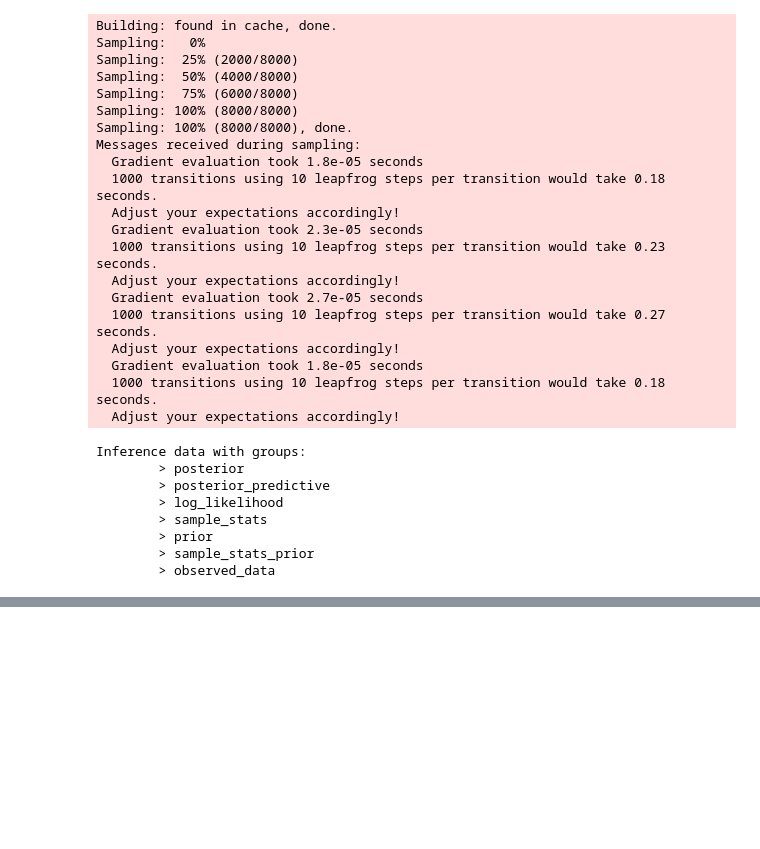
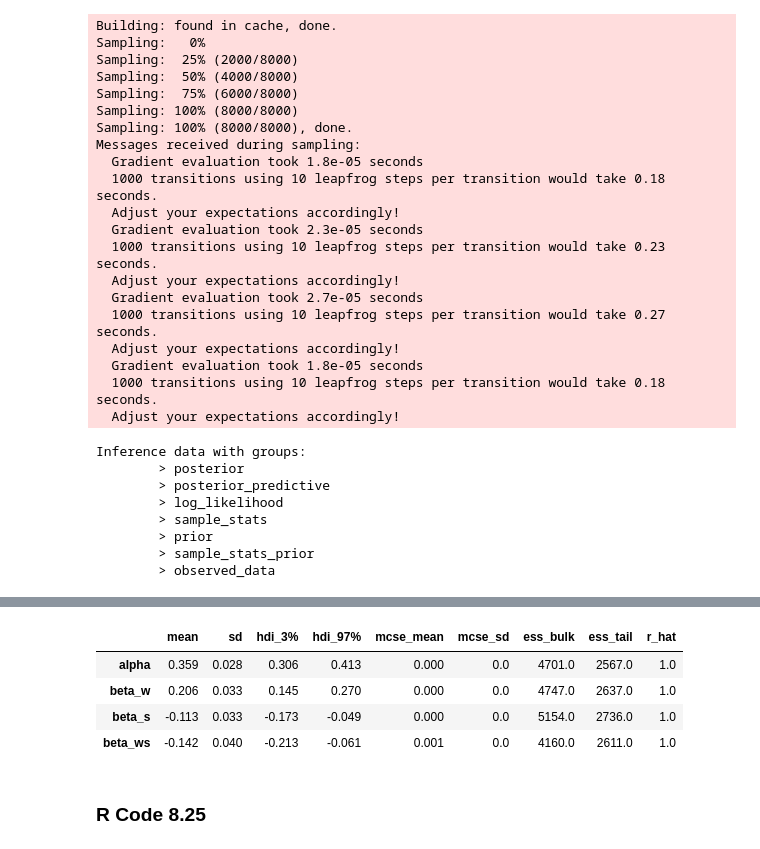
Before and after one commit to rodolphomacedo/statistical_rethinking_pt_BR, a Jupyter notebook: parte_8.ipynb, the cells around one changed output, grey strips where cells are left out. Saved outputs shown, nothing was run; the diff lists cells and outputs as text; code cells hidden in the pictures; blank space fills up the shorter version.

```diff
--- a/parte_8.ipynb
+++ b/parte_8.ipynb
@@ -966,0 +1073,10 @@ Inference data with groups:
+# %%
+az.summary(stan_blooms_interaction, var_names=['alpha', 'beta_w', 'beta_s', 'beta_ws'])
+# %% [output]
+|  | mean | sd | hdi_3% | hdi_97% | mcse_mean | mcse_sd | ess_bulk | ess_tail | r_hat |
+| alpha | 0.359 | 0.028 | 0.306 | 0.413 | 0.000 | 0.0 | 4701.0 | 2567.0 | 1.0 |
+| beta_w | 0.206 | 0.033 | 0.145 | 0.270 | 0.000 | 0.0 | 4747.0 | 2637.0 | 1.0 |
+| beta_s | -0.113 | 0.033 | -0.173 | -0.049 | 0.000 | 0.0 | 5154.0 | 2736.0 | 1.0 |
+| beta_ws | -0.142 | 0.040 | -0.213 | -0.061 | 0.001 | 0.0 | 4160.0 | 2611.0 | 1.0 |
+# %% [markdown]
+### R Code 8.25
```
Also changed, not shown: parts of 9 cells of this notebook.
